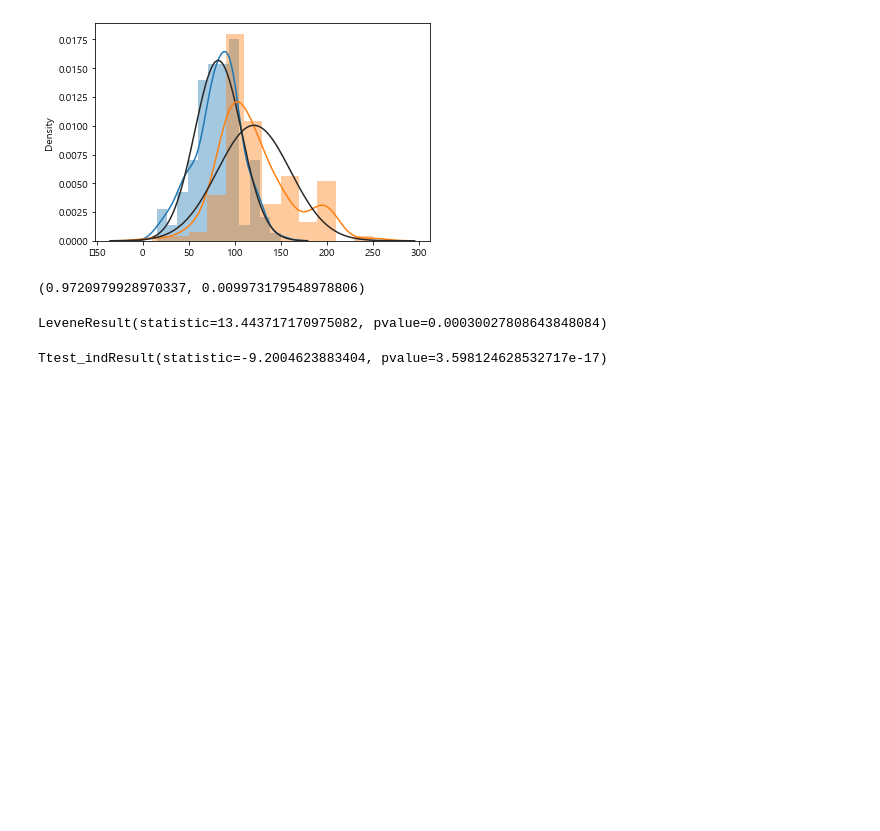
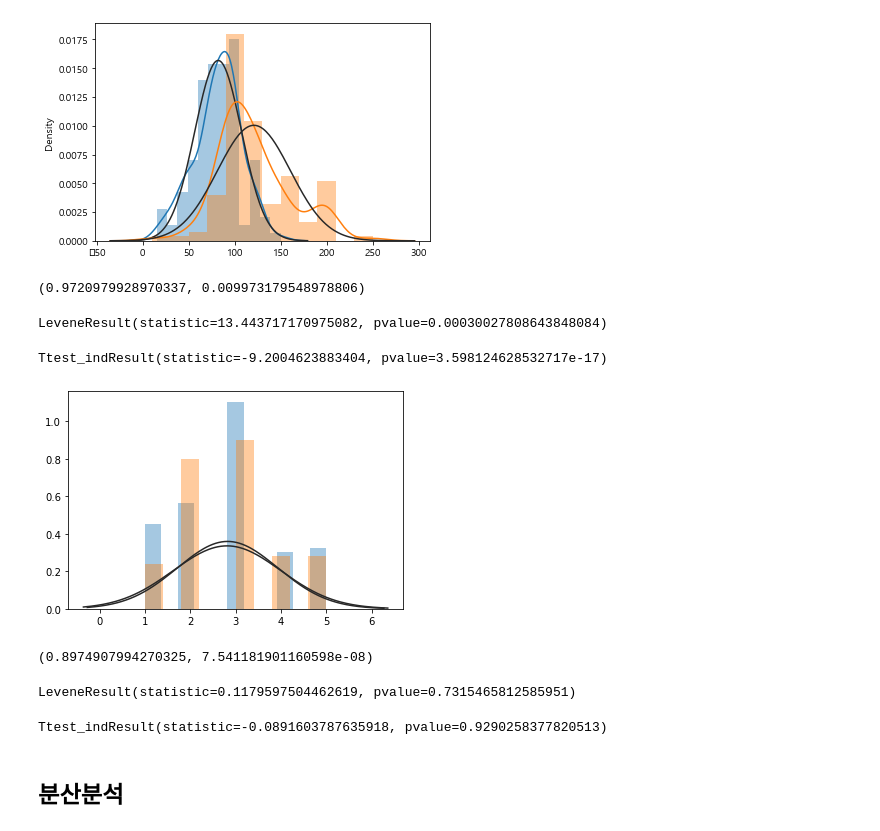
Before and after one commit to Hongbi-Kim/DataAnalysis, a Jupyter notebook: 파이썬으로_텍스트분석하기/04. 통계기초_실습.ipynb, the cells around one changed output. Drawn from its saved outputs; the diff is of its cells as text; code cells hidden in the pictures; blank space fills up the shorter version.

```diff
--- a/파이썬으로_텍스트분석하기/04. 통계기초_실습.ipynb
+++ b/파이썬으로_텍스트분석하기/04. 통계기초_실습.ipynb
@@ -355,3 +410,33 @@ stats.ttest_ind(mean1, mean2, equal_var = False) # 등분산이냐? False
 # pvalue=3.598124628532717e-17 < 0.05이므로. 두 집단간 유의한 차이가 있다.
 # %% [output]
 Ttest_indResult(statistic=-9.2004623883404, pvalue=3.598124628532717e-17)
+# %%
+mean = df['재구매의향'].values
+mean1 = df[df['사용브랜드'] == 1].재구매의향.values
+mean2 = df[df['사용브랜드'] == 2].재구매의향.values
+# %%
+%matplotlib inline
+
+sns.distplot(mean1, kde = False, fit = sp.stats.norm)
+sns.distplot(mean2, kde = False, fit = sp.stats.norm)
+plt.show()
+sp.stats.shapiro(mean1)
+# H0 : 정규분포를 따름
+# %% [output]
+[figure, added]
+(0.8974907994270325, 7.541181901160598e-08)
+# %%
+sp.stats.levene(mean1, mean2)
+# p-value = 0.73
+# 귀무가설(등분산 가정 기각 못함 -> 가정 충족)
+# %% [output]
+LeveneResult(statistic=0.1179597504462619, pvalue=0.7315465812585951)
+# %%
+# 독립 표본 t 검정 (등분산성 위배 조건)
+stats.ttest_ind(mean1, mean2, equal_var=True) # 등분산 가정
+# p-value = 0.929
+# 통계적으로 유의미한 차이가 없음.
+# %% [output]
+Ttest_indResult(statistic=-0.0891603787635918, pvalue=0.9290258377820513)
+# %% [markdown]
+## 분산분석
```
Also changed, not shown: parts of 22 cells of this notebook.
